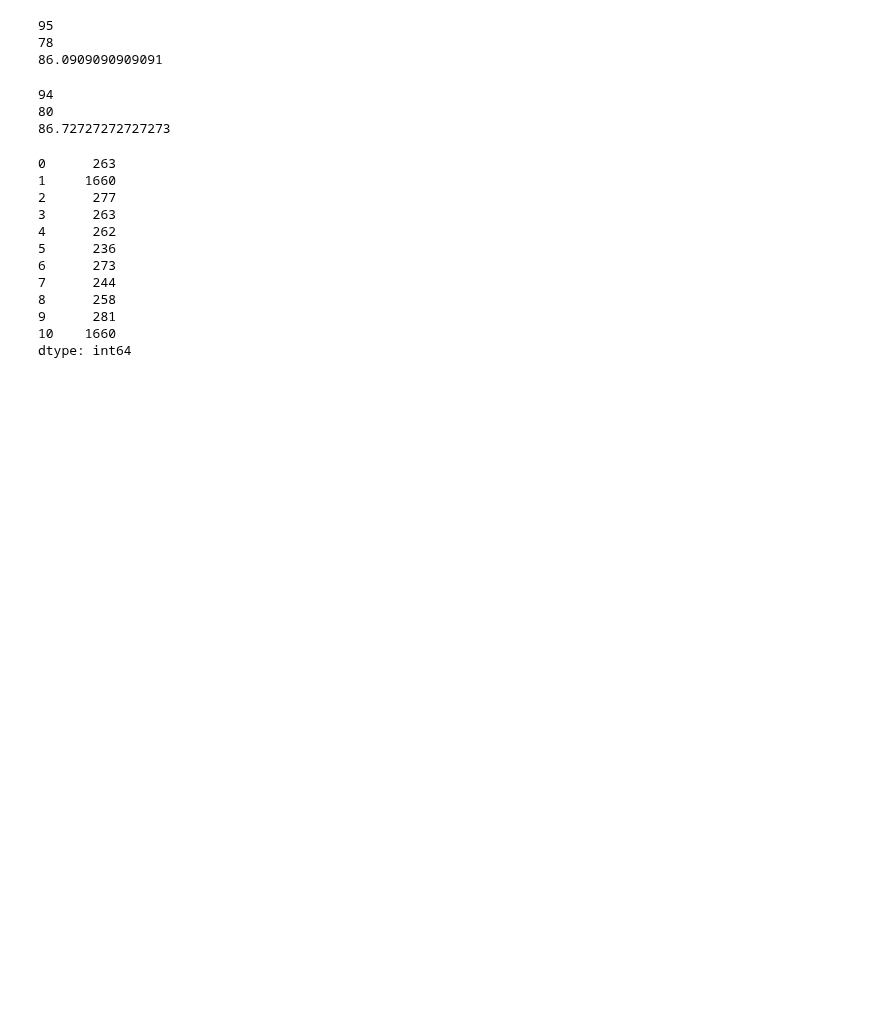
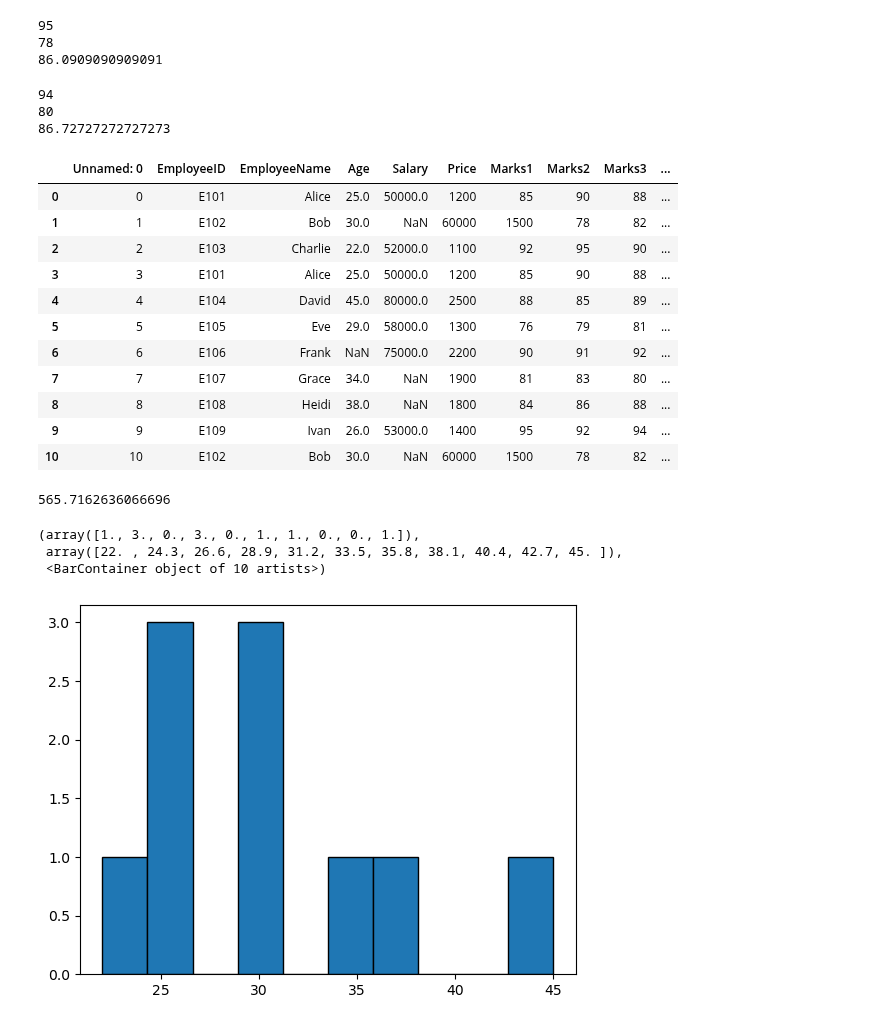
Before and after one commit to joyant-s-g-j/AI-ML-Practices, a Jupyter notebook: Practice_15_5.ipynb, the cells around one changed output. Drawn from its saved outputs; the diff is of its cells as text; code cells hidden in the pictures; blank space fills up the shorter version.

```diff
--- a/Practice_15_5.ipynb
+++ b/Practice_15_5.ipynb
@@ -172,19 +172,30 @@ print(df['Marks3'].mean())
 80
 86.72727272727273
 # %%
-total = df['Marks1'] + df['Marks2'] + df['Marks3']
+df['Total Marks'] = df['Marks1'] + df['Marks2'] + df['Marks3']
 
-total
+df
 # %% [output]
-0      263
-1     1660
-2      277
-3      263
-4      262
-5      236
-6      273
-7      244
-8      258
-9      281
-10    1660
-dtype: int64
+|  | Unnamed: 0 | EmployeeID | EmployeeName | Age | Salary | Price | Marks1 | Marks2 | Marks3 | ... |
+| 0 | 0 | E101 | Alice | 25.0 | 50000.0 | 1200 | 85 | 90 | 88 | ... |
+| 1 | 1 | E102 | Bob | 30.0 | NaN | 60000 | 1500 | 78 | 82 | ... |
+| 2 | 2 | E103 | Charlie | 22.0 | 52000.0 | 1100 | 92 | 95 | 90 | ... |
+| 3 | 3 | E101 | Alice | 25.0 | 50000.0 | 1200 | 85 | 90 | 88 | ... |
+| 4 | 4 | E104 | David | 45.0 | 80000.0 | 2500 | 88 | 85 | 89 | ... |
+| 5 | 5 | E105 | Eve | 29.0 | 58000.0 | 1300 | 76 | 79 | 81 | ... |
+| 6 | 6 | E106 | Frank | NaN | 75000.0 | 2200 | 90 | 91 | 92 | ... |
+| 7 | 7 | E107 | Grace | 34.0 | NaN | 1900 | 81 | 83 | 80 | ... |
+| 8 | 8 | E108 | Heidi | 38.0 | NaN | 1800 | 84 | 86 | 88 | ... |
+| 9 | 9 | E109 | Ivan | 26.0 | 53000.0 | 1400 | 95 | 92 | 94 | ... |
+| 10 | 10 | E102 | Bob | 30.0 | NaN | 60000 | 1500 | 78 | 82 | ... |
+# %%
+df['Total Marks'].std()
+# %% [output]
+565.7162636066696
+# %%
+plt.hist(df['Age'], edgecolor='black')
+# %% [output]
+(array([1., 3., 0., 3., 0., 1., 1., 0., 0., 1.]),
+ array([22. , 24.3, 26.6, 28.9, 31.2, 33.5, 35.8, 38.1, 40.4, 42.7, 45. ]),
+ <BarContainer object of 10 artists>)
+[figure, added]
```
Also changed, not shown: parts of 2 cells of this notebook.
